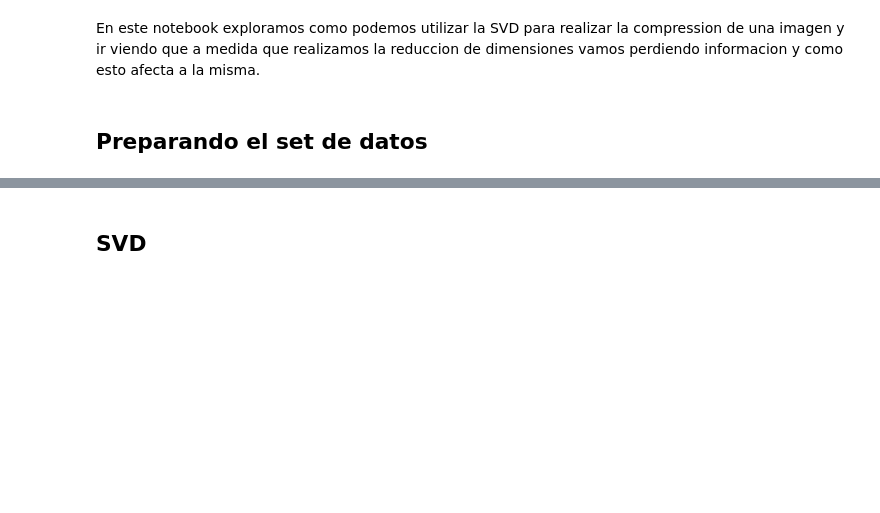
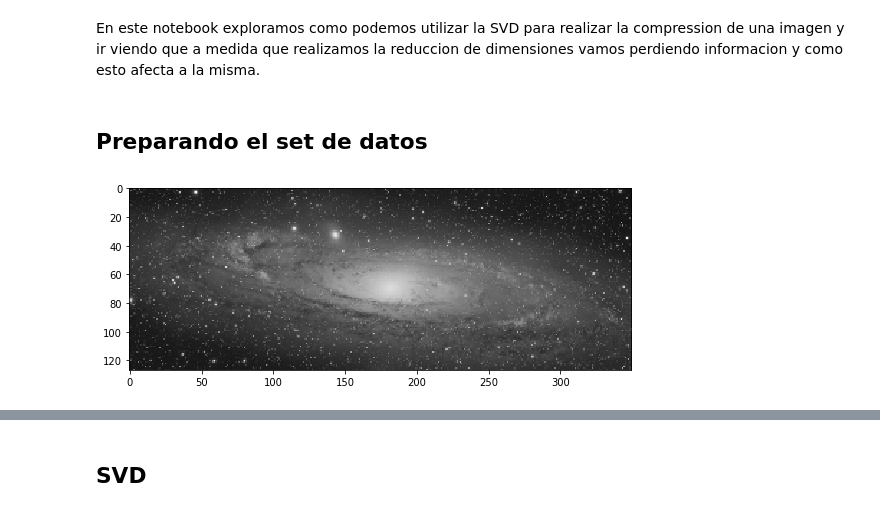
Before and after one commit to idontdomath/datos-dimensionality-reduction, a Jupyter notebook: 01-svd-image-compression.ipynb, the cells around one changed output, grey strips where cells are left out. Drawn from its saved outputs; the diff is of its cells as text; code cells hidden in the pictures; blank space fills up the shorter version.

```diff
--- a/01-svd-image-compression.ipynb
+++ b/01-svd-image-compression.ipynb
@@ -11,6 +11,14 @@ import time
 from PIL import Image
 # %% [markdown]
 ## Preparando el set de datos
+# %%
+# obtenemos la imagen para poder trabajarla
+img = Image.open('Andromeda_small_bw.png')
+imggray = img.convert('LA')
+plt.figure(figsize=(9, 6))
+plt.imshow(imggray);
+# %% [output]
+[figure, added]
 # %%
 # llevamos la imagen a una representacion matricial con numpy
 # para poder operar
```
Also changed, not shown: parts of 4 cells of this notebook.
